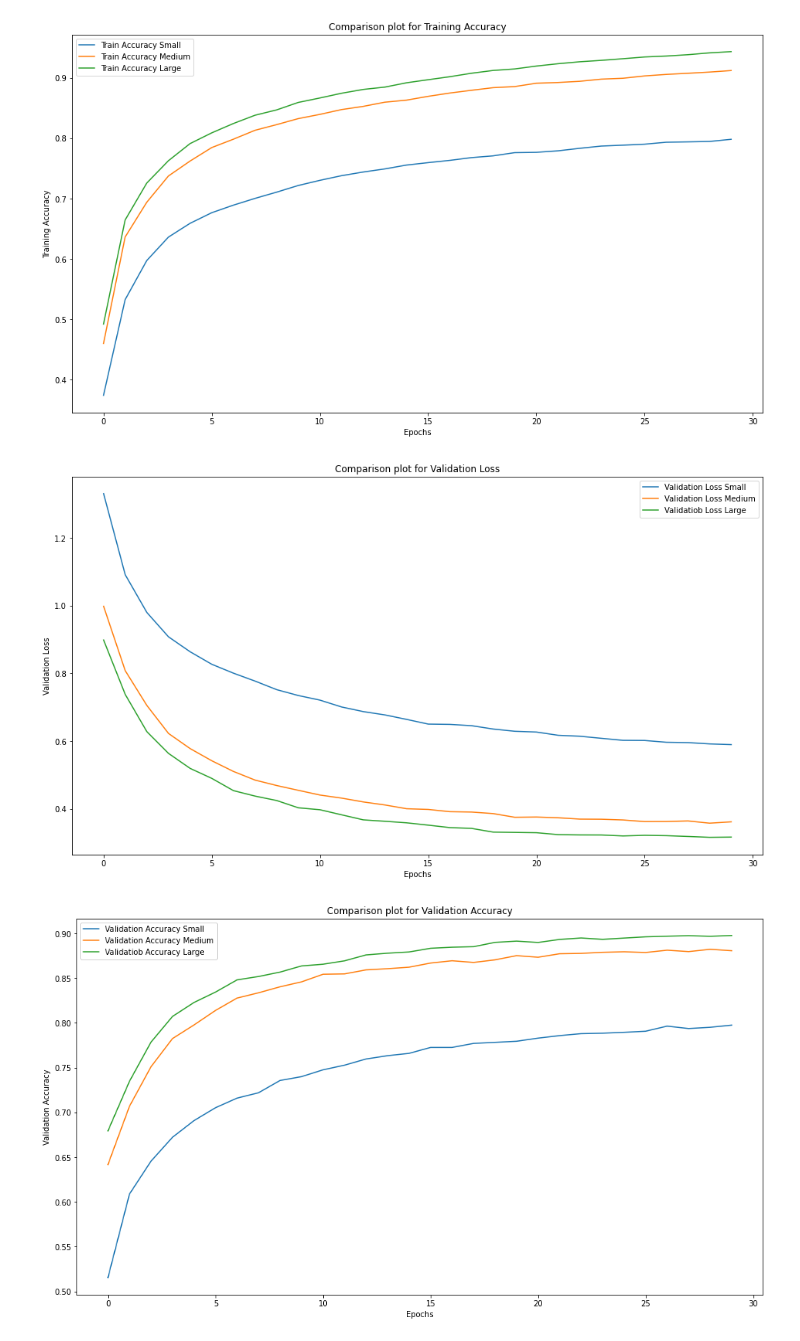
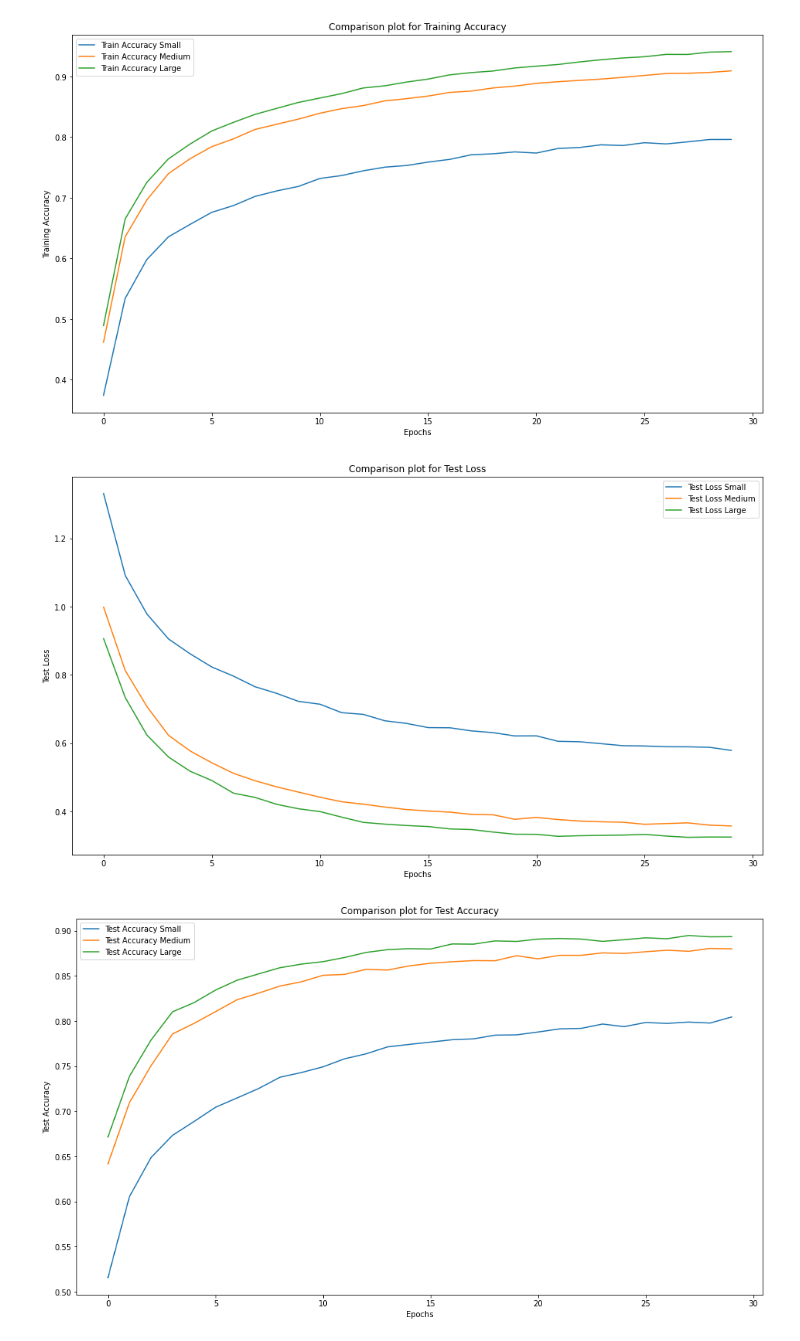
Before and after one commit to parisimaa/modifiedResNet, a Jupyter notebook: MiniProject.ipynb, the cells around one changed output. Drawn from its saved outputs; the diff is of its cells as text; code cells hidden in the pictures.

Commit message:
Added the plots

```diff
--- a/MiniProject.ipynb
+++ b/MiniProject.ipynb
@@ -171,7 +171,7 @@ class ResNetLarge(nn.Module):
         self.layer3 = self._make_layer(block, 256, num_blocks[2], stride=2)
         self.layer4 = self._make_layer(block, 512, num_blocks[2], stride=2)
         self.avgpool = nn.AdaptiveAvgPool2d((1, 1))
-        self.fc1 = nn.Linear(512, num_classes)
+        self.linear = nn.Linear(512, num_classes)
 
     def _make_layer(self, block, planes, num_blocks, stride):
         downsample = None
@@ -191,7 +191,7 @@ class ResNetLarge(nn.Module):
         x = self.layer4(x)
         x = self.avgpool(x)
         x = x.view(x.size(0), -1)
-        x = self.fc1(x)
+        x = self.linear(x)
         return x
 
 modellarge = ResNetLarge(BasicBlock, layers).to(device)
@@ -310,7 +310,7 @@ def evaluate(data_loader, model, criterion):
 
     return epoch_correct, running_loss, y_true, y_pred
 # %%
-lr_min = 7*1e-5
+lr_min = 1e-6
 lr_max = 1e-2
 epochs = 30
 step_size = (len(train_dataset)/64) // 2
@@ -343,7 +343,7 @@ for epoch in range(epochs):
     validation_accuracy = correct / len(test_loader.dataset)
     validation_loss = loss / len(test_loader)
     print(f"Train Accuracy: {accuracy*100:.2f}%, Train Loss: {train_loss}")
-    print(f"Validation Accuracy: {validation_accuracy*100:.2f}%, Validtion Loss: {validation_loss}")
+    print(f"Test Accuracy: {validation_accuracy*100:.2f}%, Test Loss: {validation_loss}")
     if validation_loss < best_valid_loss:
         best_valid_loss = validation_loss
         torch.save(model.state_dict(), 'ResNetSmall.pt')
@@ -434,5 +434,5 @@ plt.xticks(rotation = 20)
 # %%
-lr_min = 7*1e-5
+lr_min = 1e-6
 lr_max = 1e-2
 epochs = 30
 step_size = (len(train_dataset)/64) // 2
@@ -465,7 +465,7 @@ for epoch in range(epochs):
     validation_accuracy = correct / len(test_loader.dataset)
     validation_loss = loss / len(test_loader)
     print(f"Train Accuracy: {accuracy*100:.2f}%, Train Loss: {train_loss}")
-    print(f"Validation Accuracy: {validation_accuracy*100:.2f}%, Validtion Loss: {validation_loss}")
+    print(f"Test Accuracy: {validation_accuracy*100:.2f}%, Test Loss: {validation_loss}")
     if validation_loss < best_valid_loss:
         best_valid_loss = validation_loss
         torch.save(model.state_dict(), 'ResNetMedium.pt')
@@ -556,5 +556,5 @@ plt.xticks(rotation = 20)
 # %%
-lr_min = 7*1e-5
+lr_min = 1e-6
 lr_max = 1e-2
 epochs = 30
 step_size = (len(train_dataset)/64) // 2
@@ -587,7 +587,7 @@ for epoch in range(epochs):
     validation_accuracy = correct / len(test_loader.dataset)
     validation_loss = loss / len(test_loader)
     print(f"Train Accuracy: {accuracy*100:.2f}%, Train Loss: {train_loss}")
-    print(f"Validation Accuracy: {validation_accuracy*100:.2f}%, Validtion Loss: {validation_loss}")
+    print(f"Test Accuracy: {validation_accuracy*100:.2f}%, Test Loss: {validation_loss}")
     if validation_loss < best_valid_loss:
         best_valid_loss = validation_loss
         torch.save(model.state_dict(), 'ResNetLarge.pt')
@@ -701,25 +701,25 @@ plt.show()
 [figure]
 # %%
 fig, ax = plt.subplots(figsize=(16,9))
-plt.title('Comparison plot for Validation Loss')
-plt.plot(val_loss_history_small, label='Validation Loss Small')
-plt.plot(val_loss_history_medium, label='Validation Loss Medium')
-plt.plot(val_loss_history_large, label='Validatiob Loss Large')
+plt.title('Comparison plot for Test Loss')
+plt.plot(val_loss_history_small, label='Test Loss Small')
+plt.plot(val_loss_history_medium, label='Test Loss Medium')
+plt.plot(val_loss_history_large, label='Test Loss Large')
 plt.legend()
 plt.xlabel("Epochs")
-plt.ylabel("Validation Loss")
+plt.ylabel("Test Loss")
 plt.show()
 # %% [output]
-[figure, old version]
+[figure, new version]
 # %%
 fig, ax = plt.subplots(figsize=(16,9))
-plt.title('Comparison plot for Validation Accuracy')
-plt.plot(val_acc_history_small, label='Validation Accuracy Small')
-plt.plot(val_acc_history_medium, label='Validation Accuracy Medium')
-plt.plot(val_acc_history_large, label='Validatiob Accuracy Large')
+plt.title('Comparison plot for Test Accuracy')
+plt.plot(val_acc_history_small, label='Test Accuracy Small')
+plt.plot(val_acc_history_medium, label='Test Accuracy Medium')
+plt.plot(val_acc_history_large, label='Test Accuracy Large')
 plt.legend()
 plt.xlabel("Epochs")
-plt.ylabel("Validation Accuracy")
+plt.ylabel("Test Accuracy")
 plt.show()
 # %% [output]
-[figure, old version]
+[figure, new version]
```
Also changed, not shown: parts of 11 cells of this notebook, 13 other files.
